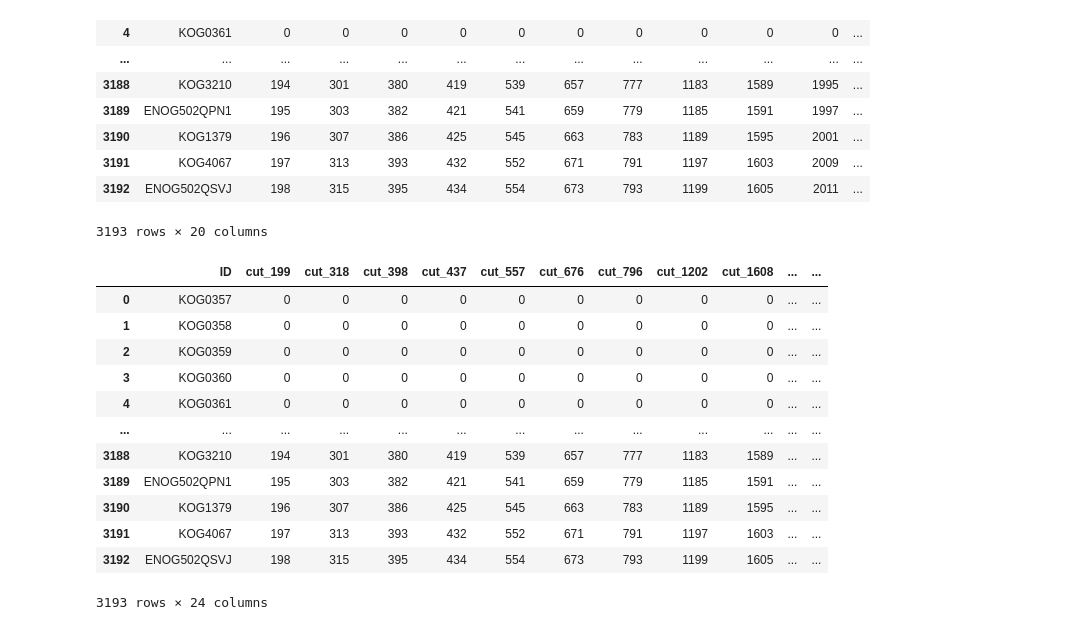
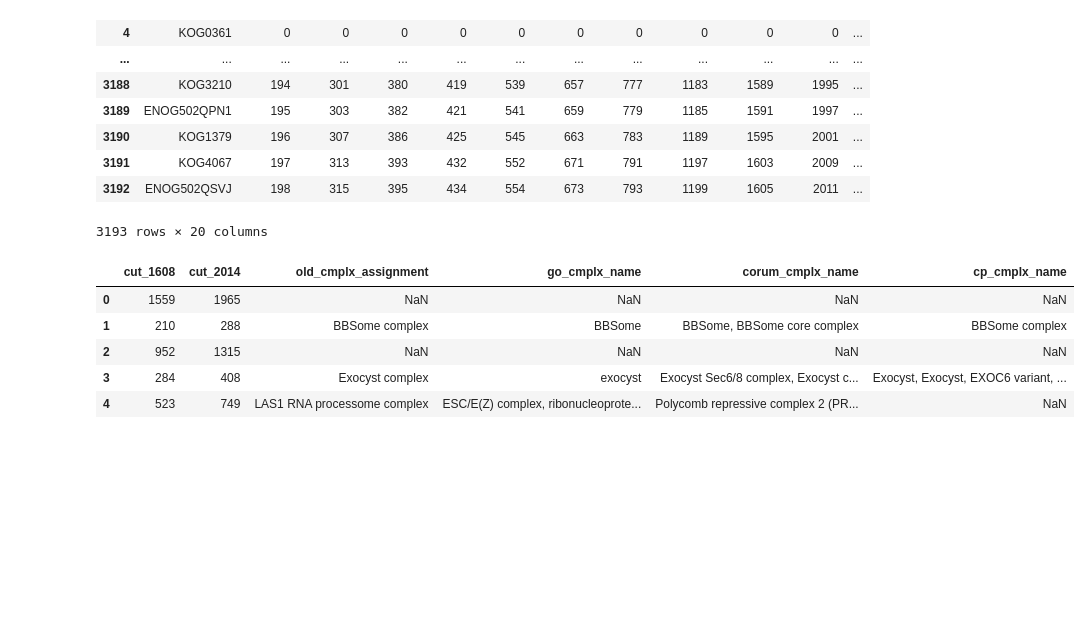
Before and after one commit to marcottelab/leca-proteomics, a Jupyter notebook: notebooks/label_complexes.ipynb, the cells around one changed output. Saved outputs shown, nothing was run; the diff lists cells and outputs as text; code cells hidden in the pictures; blank space fills up the shorter version.

```diff
--- a/notebooks/label_complexes.ipynb
+++ b/notebooks/label_complexes.ipynb
@@ -207,16 +233,31 @@ keep_cols = ['ID', 'cut_199', 'cut_318', 'cut_398', 'cut_437', 'cut_557',
        'corum_cmplx_name', 'cp_cmplx_name', 'human_gene_names_primary',
        'human_gene_names_synonym', 'human_protein_names']
 df = df[keep_cols]
-df_out = df.copy()
 cuts = ['cut_557', 'cut_676', 'cut_796', 'cut_1202', 'cut_1608', 'cut_2014']
 for cut_col in cuts:
     counts = get_cluster_counts(df, cut_col) # good
-    top_labels = get_exploded_label_counts(df, counts, cut_col) # good
-    if cut_col == 'cut_1608':
-        print(top_labels[top_labels['cut_1608']==18])
+    df_out = get_combined_labels(df)
+    top_labels = get_exploded_label_counts(df_out, counts, cut_col) # good
     label_dict = make_label_dict(top_labels, counts, cut_col) # good
-    labels = get_cluster_labels(df, label_dict, cut_col) # good
+    labels, statuses = get_cluster_labels(df, label_dict, cut_col) # good
     df_out[f'{cut_col}_algo_label'] = labels
-df_out.to_csv('../ppi_ml/results/walktrap/LinearSVC_100feats_fdr10_4steps_nochloro_explode_algo_labels_091923_fixedquestionmark.csv', index=False)
+    df_out[f'{cut_col}_algo_status'] = statuses
+
+
+cut_choice = 'cut_1202'
+alt_cuts = ['cut_1608', 'cut_2014']
+
+# replace large heterogeneous labels where possible
+label2replace = 'Large heterogeneous complex'
+df_out['final_label'] = df[f'{cut_choice}_algo_label']
+df_out['final_status'] = df[f'{cut_choice}_algo_status']
+
+for i in range(len(alt_cuts)):
+    df_out['final_label'] = np.where(df_out[f'final_label']==label2replace, df_out[f'{alt_cuts[i]}_algo_label'], df_out['final_label'])
+    df_out['final_status'] = np.where(df_out[f'final_status']==label2replace, df_out[f'{alt_cuts[i]}_algo_status'], df_out['final_status'])
+
+comb_cols = ['final_label', 'grp_idx']
+df_out['grp_idx'] = df_out.groupby(['final_label',cut_choice]).ngroup()
+df_out['granulated_cmplx_name'] = df[comb_cols].apply(lambda row: '_'.join(row.values.astype(str)), axis=1)
 df_out
 # %% [output]
@@ -279,18 +339,12 @@ df
 | 3192 | ENOG502QSVJ | 198 | 315 | 395 | 434 | 554 | 673 | 793 | 1199 | 1605 | 2011 | ... |
 3193 rows × 20 columns
 # %%
-df_out
+gpt_cols = ['cut_1608','cut_2014','old_cmplx_assignment','go_cmplx_name','corum_cmplx_name','cp_cmplx_name']
+df_out[gpt_cols].sample(n=5).reset_index(drop=True)
 # %% [output]
-|  | ID | cut_199 | cut_318 | cut_398 | cut_437 | cut_557 | cut_676 | cut_796 | cut_1202 | cut_1608 | ... | ... |
-| 0 | KOG0357 | 0 | 0 | 0 | 0 | 0 | 0 | 0 | 0 | 0 | ... | ... |
-| 1 | KOG0358 | 0 | 0 | 0 | 0 | 0 | 0 | 0 | 0 | 0 | ... | ... |
-| 2 | KOG0359 | 0 | 0 | 0 | 0 | 0 | 0 | 0 | 0 | 0 | ... | ... |
-| 3 | KOG0360 | 0 | 0 | 0 | 0 | 0 | 0 | 0 | 0 | 0 | ... | ... |
-| 4 | KOG0361 | 0 | 0 | 0 | 0 | 0 | 0 | 0 | 0 | 0 | ... | ... |
-| ... | ... | ... | ... | ... | ... | ... | ... | ... | ... | ... | ... | ... |
-| 3188 | KOG3210 | 194 | 301 | 380 | 419 | 539 | 657 | 777 | 1183 | 1589 | ... | ... |
-| 3189 | ENOG502QPN1 | 195 | 303 | 382 | 421 | 541 | 659 | 779 | 1185 | 1591 | ... | ... |
-| 3190 | KOG1379 | 196 | 307 | 386 | 425 | 545 | 663 | 783 | 1189 | 1595 | ... | ... |
-| 3191 | KOG4067 | 197 | 313 | 393 | 432 | 552 | 671 | 791 | 1197 | 1603 | ... | ... |
-| 3192 | ENOG502QSVJ | 198 | 315 | 395 | 434 | 554 | 673 | 793 | 1199 | 1605 | ... | ... |
+|  | cut_1608 | cut_2014 | old_cmplx_assignment | go_cmplx_name | corum_cmplx_name | cp_cmplx_name |
+| 0 | 1559 | 1965 | NaN | NaN | NaN | NaN |
+| 1 | 210 | 288 | BBSome complex | BBSome | BBSome, BBSome core complex | BBSome complex |
+| 2 | 952 | 1315 | NaN | NaN | NaN | NaN |
+| 3 | 284 | 408 | Exocyst complex | exocyst | Exocyst Sec6/8 complex, Exocyst c... | Exocyst, Exocyst, EXOC6 variant, ... |
+| 4 | 523 | 749 | LAS1 RNA processome complex | ESC/E(Z) complex, ribonucleoprote... | Polycomb repressive complex 2 (PR... | NaN |
-3193 rows × 24 columns
```
Also changed, not shown: parts of 8 cells of this notebook, 22 other files.
